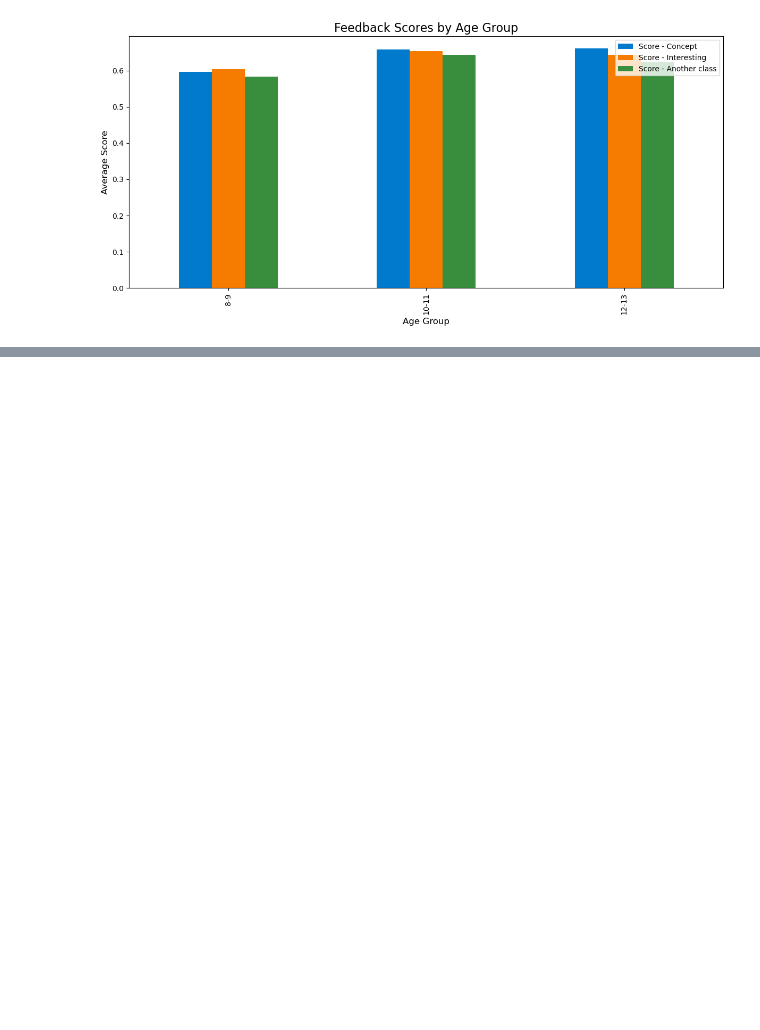
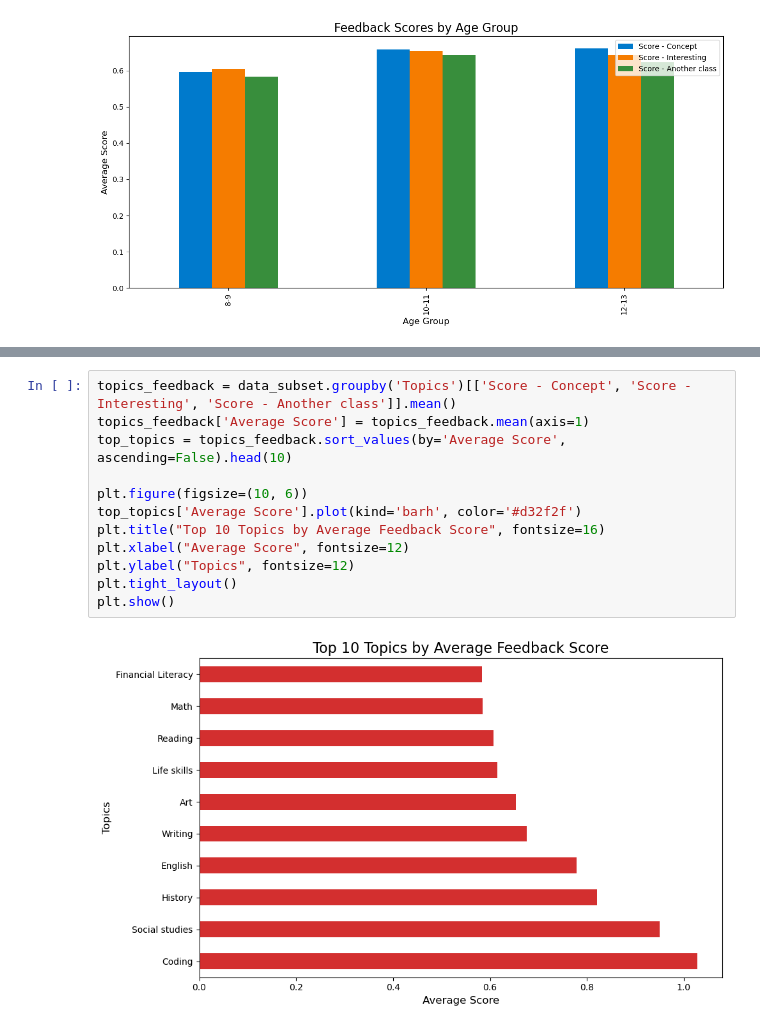
Before and after one commit to chandanpandey91/Raam-Group-dataset-solving, a Jupyter notebook: solution.ipynb, the cells around one changed output, grey strips where cells are left out. Cells and saved outputs as stored; diff of their text form; blank space fills up the shorter version.

```diff
--- a/solution.ipynb
+++ b/solution.ipynb
@@ -162,0 +185,14 @@ See the caveats in the documentation: https://pandas.pydata.org/pandas-docs/stab
+# %%
+topics_feedback = data_subset.groupby('Topics')[['Score - Concept', 'Score - Interesting', 'Score - Another class']].mean()
+topics_feedback['Average Score'] = topics_feedback.mean(axis=1)
+top_topics = topics_feedback.sort_values(by='Average Score', ascending=False).head(10)
+
+plt.figure(figsize=(10, 6))
+top_topics['Average Score'].plot(kind='barh', color='#d32f2f')
+plt.title("Top 10 Topics by Average Feedback Score", fontsize=16)
+plt.xlabel("Average Score", fontsize=12)
+plt.ylabel("Topics", fontsize=12)
+plt.tight_layout()
+plt.show()
+# %% [output]
+[figure, added]
```
Also changed, not shown: parts of 3 cells of this notebook.
